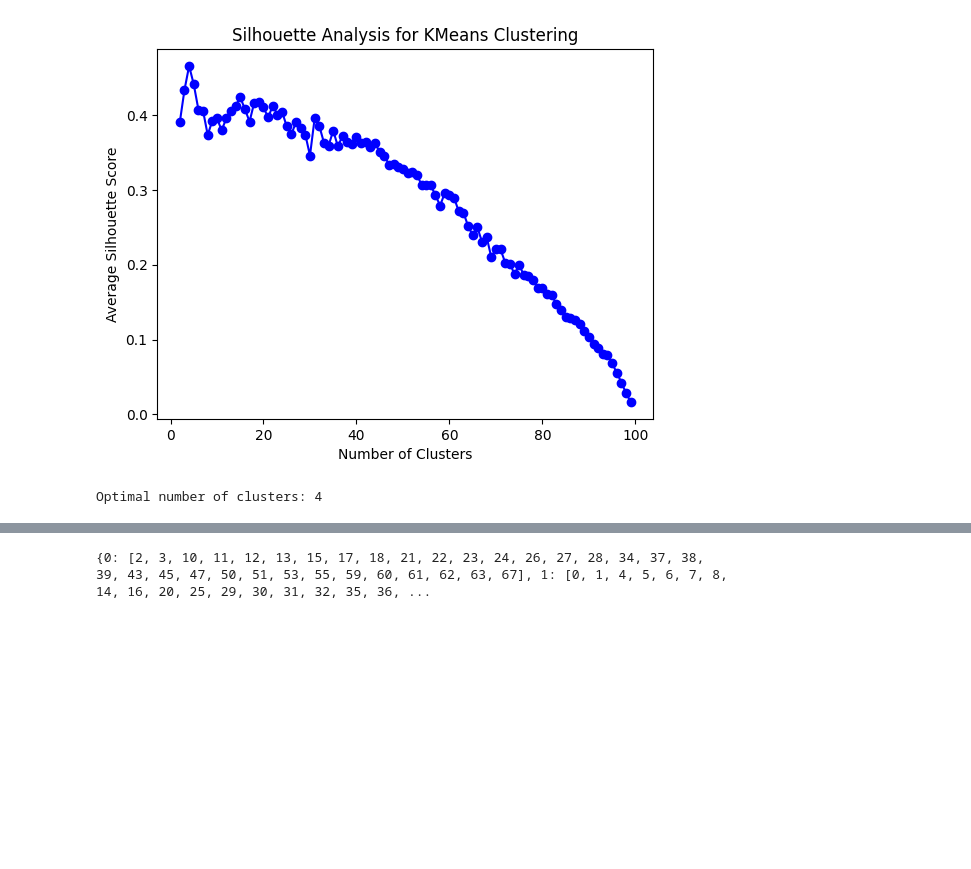
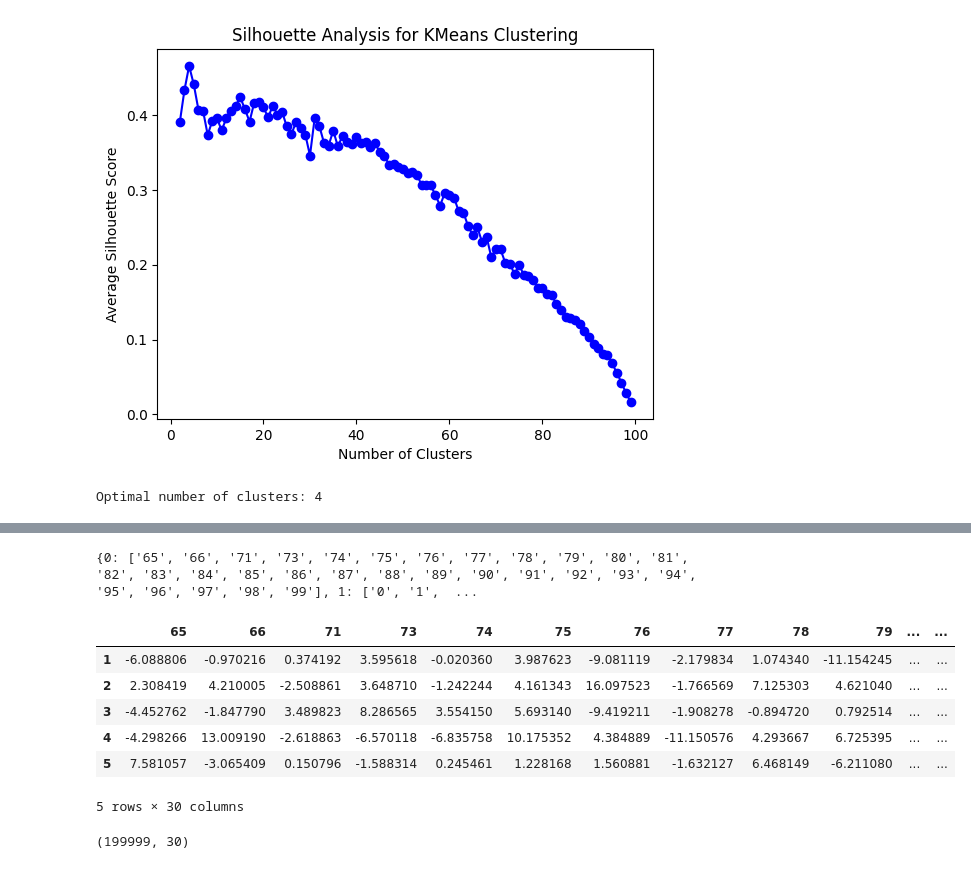
Before and after one commit to navyanshmahla/Funny-Indices-TRC, a Jupyter notebook: funny_indices.ipynb, the cells around one changed output, grey strips where cells are left out. Cells and saved outputs as stored; diff of their text form; code cells hidden in the pictures; blank space fills up the shorter version.

```diff
--- a/funny_indices.ipynb
+++ b/funny_indices.ipynb
@@ -247,7 +250,25 @@ sectors[2] = []
 sectors[3] = []
 
 for i in range(100):
-    sectors[df[0][i]].append(df["stock"][i])
+    sectors[df[0][i]].append(str(df["stock"][i]))
 print(sectors)
 # %% [output]
-{0: [2, 3, 10, 11, 12, 13, 15, 17, 18, 21, 22, 23, 24, 26, 27, 28, 34, 37, 38, 39, 43, 45, 47, 50, 51, 53, 55, 59, 60, 61, 62, 63, 67], 1: [0, 1, 4, 5, 6, 7, 8, 14, 16, 20, 25, 29, 30, 31, 32, 35, 36, ...
+{0: ['65', '66', '71', '73', '74', '75', '76', '77', '78', '79', '80', '81', '82', '83', '84', '85', '86', '87', '88', '89', '90', '91', '92', '93', '94', '95', '96', '97', '98', '99'], 1: ['0', '1',  ...
+# %%
+stock_return0 = stock_returns.loc[:, sectors[0]]
+stock_return1 = stock_returns.loc[:, sectors[1]]
+stock_return2 = stock_returns.loc[:, sectors[2]]
+stock_return3 = stock_returns.loc[:, sectors[3]]
+stock_return0.head()
+# %% [output]
+|  | 65 | 66 | 71 | 73 | 74 | 75 | 76 | 77 | 78 | 79 | ... | ... |
+| 1 | -6.088806 | -0.970216 | 0.374192 | 3.595618 | -0.020360 | 3.987623 | -9.081119 | -2.179834 | 1.074340 | -11.154245 | ... | ... |
+| 2 | 2.308419 | 4.210005 | -2.508861 | 3.648710 | -1.242244 | 4.161343 | 16.097523 | -1.766569 | 7.125303 | 4.621040 | ... | ... |
+| 3 | -4.452762 | -1.847790 | 3.489823 | 8.286565 | 3.554150 | 5.693140 | -9.419211 | -1.908278 | -0.894720 | 0.792514 | ... | ... |
+| 4 | -4.298266 | 13.009190 | -2.618863 | -6.570118 | -6.835758 | 10.175352 | 4.384889 | -11.150576 | 4.293667 | 6.725395 | ... | ... |
+| 5 | 7.581057 | -3.065409 | 0.150796 | -1.588314 | 0.245461 | 1.228168 | 1.560881 | -1.632127 | 6.468149 | -6.211080 | ... | ... |
+5 rows × 30 columns
+# %%
+stock_return0.shape
+# %% [output]
+(199999, 30)
```
Also changed, not shown: parts of 15 cells of this notebook.
